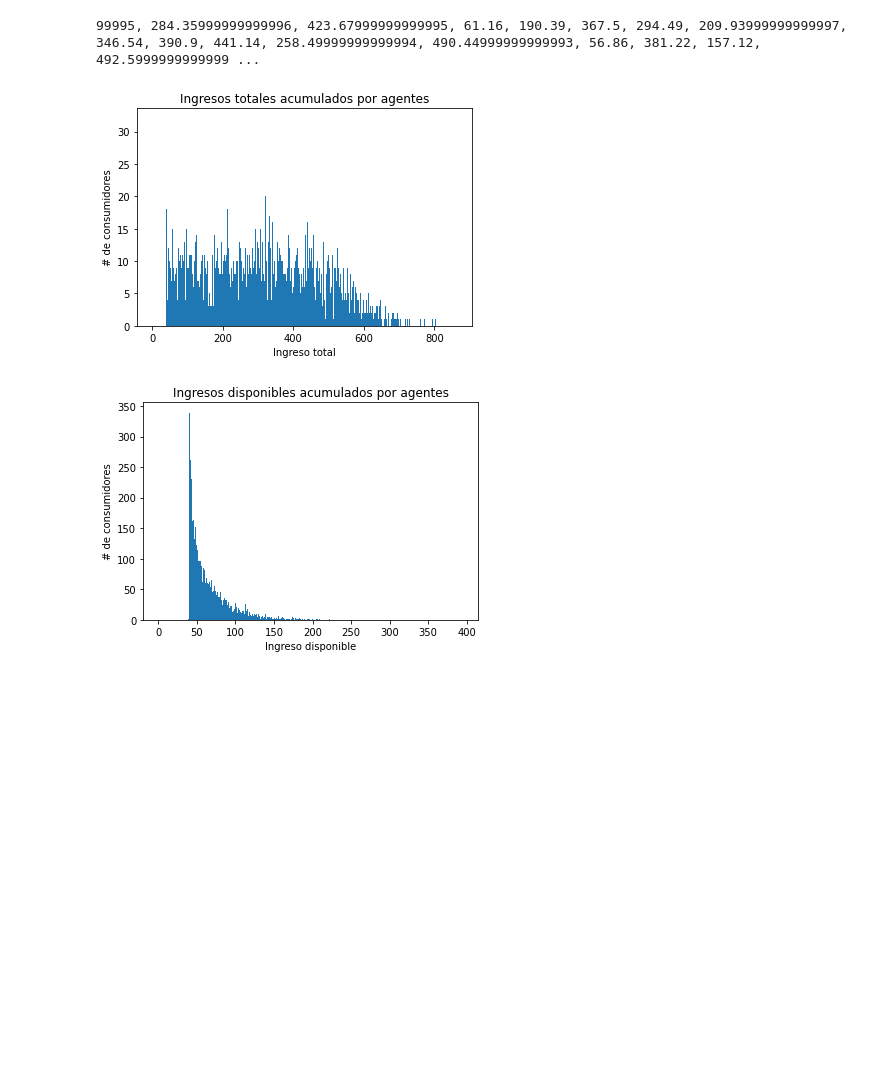
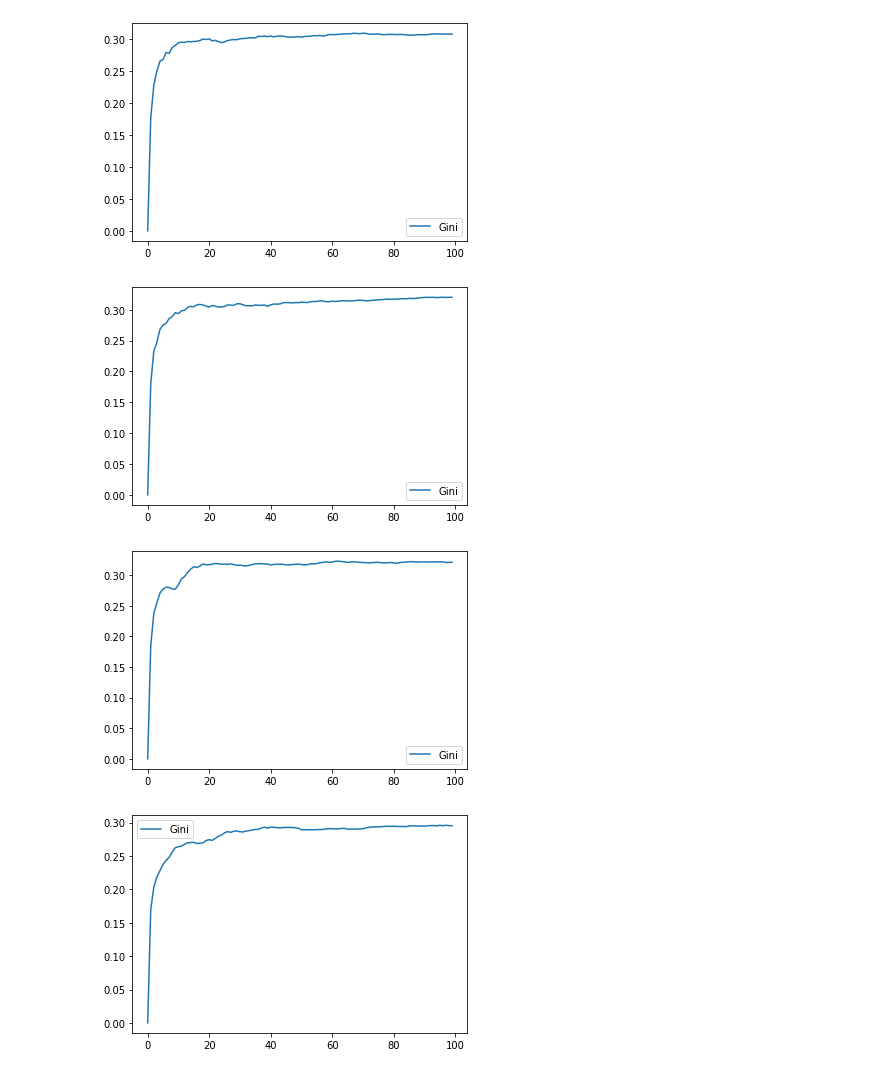
Before and after one commit to pmartiner/cas-market-socialism, a Jupyter notebook: tesis.ipynb, the cells around one changed output. Drawn from its saved outputs; the diff is of its cells as text; code cells hidden in the pictures; blank space fills up the shorter version.

```diff
--- a/tesis.ipynb
+++ b/tesis.ipynb
@@ -117,6 +117,20 @@ class RandomActivationByBreed(RandomActivation):
         Returns the current number of agents of certain breed in the queue.
         """
         return len(self.agents_by_breed[breed_class].values())
+
+    def get_breed_list(self, breed_class):
+        """
+        Returns the current number of agents of certain breed in the queue.
+        """
+        return self.agents_by_breed[breed_class]
+# %%
+# Model-level data collection function
+def compute_gini(model):
+    ingresos_totales = [agent.ingreso_total for agent in model.schedule.agents]
+    x = sorted(ingresos_totales)
+    N = model.num_consumidores
+    B = sum( xi * (N-i) for i,xi in enumerate(x) ) / (N*sum(x))
+    return (1 + (1/N) - 2*B)
 # %%
 class Consumidore(Agent):
     ''' An agent with fixed initial wealth.'''
@@ -231,35 +271,27 @@ class EconomiSocialista(Model):
         self.schedule.step()
 # %%
 ingresos_totales = []
-ingresos = []
 
-for j in range(100):
+for j in range(10):
     # Run the model
     model = EconomiSocialista(50, 0)
-    for i in range(10):
+    for i in range(100):
         model.step()
 
     # Store the results
     for agent in model.schedule.agents:
         ingresos_totales.append(agent.ingreso_total)
-        print(agent.ingreso_total)
-        ingresos.append(agent.ingreso_disponible)
 
-print(ingresos)
-print(ingresos_totales)
+    gini = model.datacollector.get_model_vars_dataframe()
+    gini.plot()
 
 plt.xlabel('Ingreso total')
 plt.ylabel('# de consumidores')
 plt.title('Ingresos totales acumulados por agentes')
 plt.hist(ingresos_totales, bins=range(int(max(ingresos_totales))+1))
 plt.show()
-
-plt.xlabel('Ingreso disponible')
-plt.ylabel('# de consumidores')
-plt.title('Ingresos disponibles acumulados por agentes')
-plt.hist(ingresos, bins=range(int(max(ingresos))+1))
-plt.show()
 # %% [output]
-99995, 284.35999999999996, 423.67999999999995, 61.16, 190.39, 367.5, 294.49, 209.93999999999997, 346.54, 390.9, 441.14, 258.49999999999994, 490.44999999999993, 56.86, 381.22, 157.12, 492.5999999999999 ...
-[figure, old version]
+[figure, new version]
-[figure, old version]
+[figure, new version]
+[figure, added]
+[figure, added]
```
Also changed, not shown: parts of 3 cells of this notebook.
